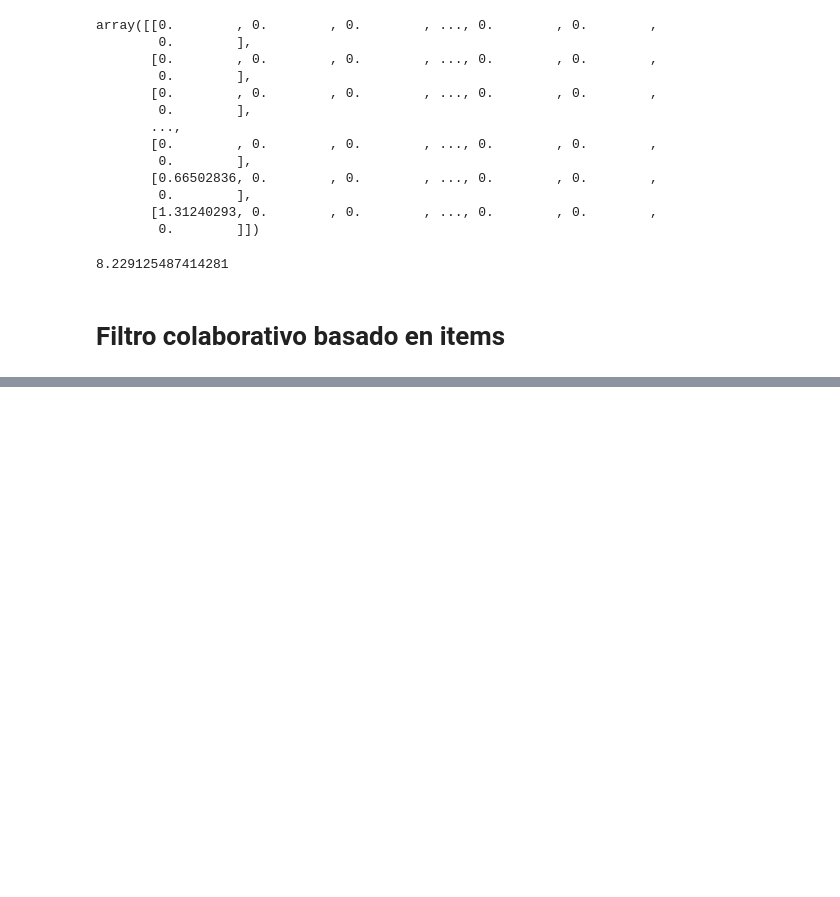
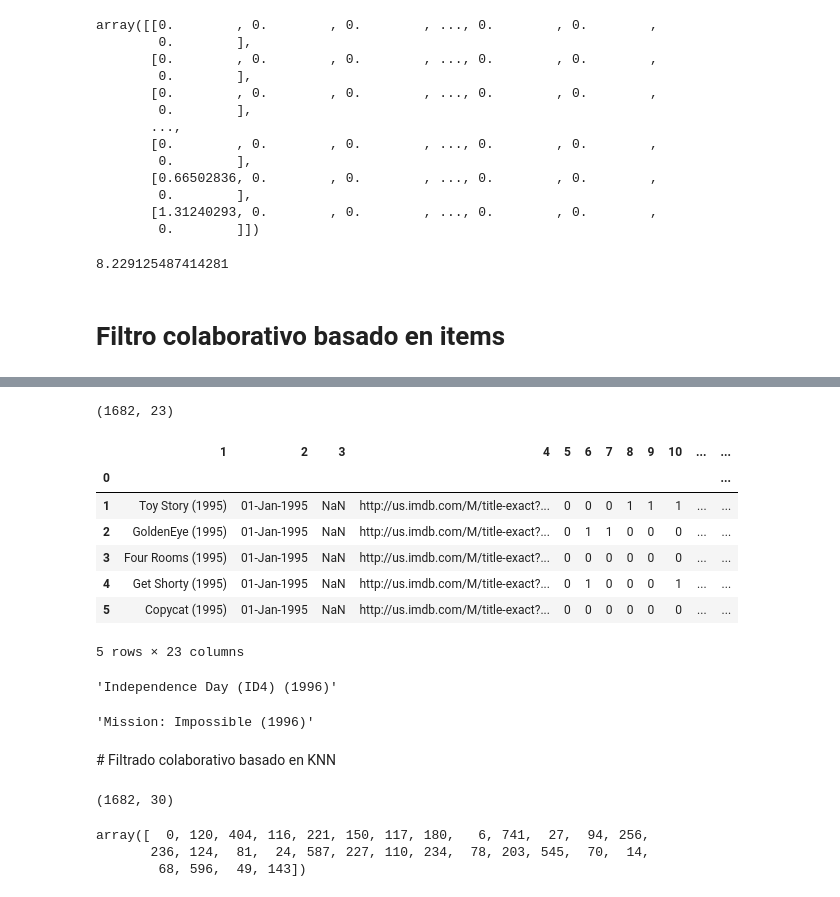
Before and after one commit to PabloTabilo/ml-ds-python, a Jupyter notebook: notebooks/T10 - 1 - RecommendationSystems.ipynb, the cells around one changed output, grey strips where cells are left out. Saved outputs shown, nothing was run; the diff lists cells and outputs as text; code cells hidden in the pictures; blank space fills up the shorter version.

```diff
--- a/notebooks/T10 - 1 - RecommendationSystems.ipynb
+++ b/notebooks/T10 - 1 - RecommendationSystems.ipynb
@@ -200,0 +257,40 @@ get_mse(users_predicts_k, ratings_tr)
+# %%
+info_items = pd.read_csv("../datasets/ml-100k/u.item.csv",sep="|",encoding="cp1252",header=None,index_col=0)
+info_items.shape
+# %% [output]
+(1682, 23)
+# %%
+info_items.head()
+# %% [output]
+|  | 1 | 2 | 3 | 4 | 5 | 6 | 7 | 8 | 9 | 10 | ... | ... |
+| 0 |  |  |  |  |  |  |  |  |  |  |  | ... |
+| 1 | Toy Story (1995) | 01-Jan-1995 | NaN | http://us.imdb.com/M/title-exact?... | 0 | 0 | 0 | 1 | 1 | 1 | ... | ... |
+| 2 | GoldenEye (1995) | 01-Jan-1995 | NaN | http://us.imdb.com/M/title-exact?... | 0 | 1 | 1 | 0 | 0 | 0 | ... | ... |
+| 3 | Four Rooms (1995) | 01-Jan-1995 | NaN | http://us.imdb.com/M/title-exact?... | 0 | 0 | 0 | 0 | 0 | 0 | ... | ... |
+| 4 | Get Shorty (1995) | 01-Jan-1995 | NaN | http://us.imdb.com/M/title-exact?... | 0 | 1 | 0 | 0 | 0 | 1 | ... | ... |
+| 5 | Copycat (1995) | 01-Jan-1995 | NaN | http://us.imdb.com/M/title-exact?... | 0 | 0 | 0 | 0 | 0 | 0 | ... | ... |
+5 rows × 23 columns
+# %%
+info_items.iloc[120,0]
+# %% [output]
+'Independence Day (ID4) (1996)'
+# %%
+info_items.iloc[404,0]
+# %% [output]
+'Mission: Impossible (1996)'
+# %% [markdown]
+# Filtrado colaborativo basado en KNN
+# %%
+k = 30
+neighbors = NearestNeighbors(k, "cosine")
+neighbors.fit(ratings_tr.T)
+top_k_dist, top_k_items = neighbors.kneighbors(ratings_tr.T,return_distance=True)
+top_k_dist.shape
+# %% [output]
+(1682, 30)
+# %%
+top_k_items[0]
+# %% [output]
+array([  0, 120, 404, 116, 221, 150, 117, 180,   6, 741,  27,  94, 256,
+       236, 124,  81,  24, 587, 227, 110, 234,  78, 203, 545,  70,  14,
+        68, 596,  49, 143])
```
Also changed, not shown: parts of 13 cells of this notebook, 1 other file.
